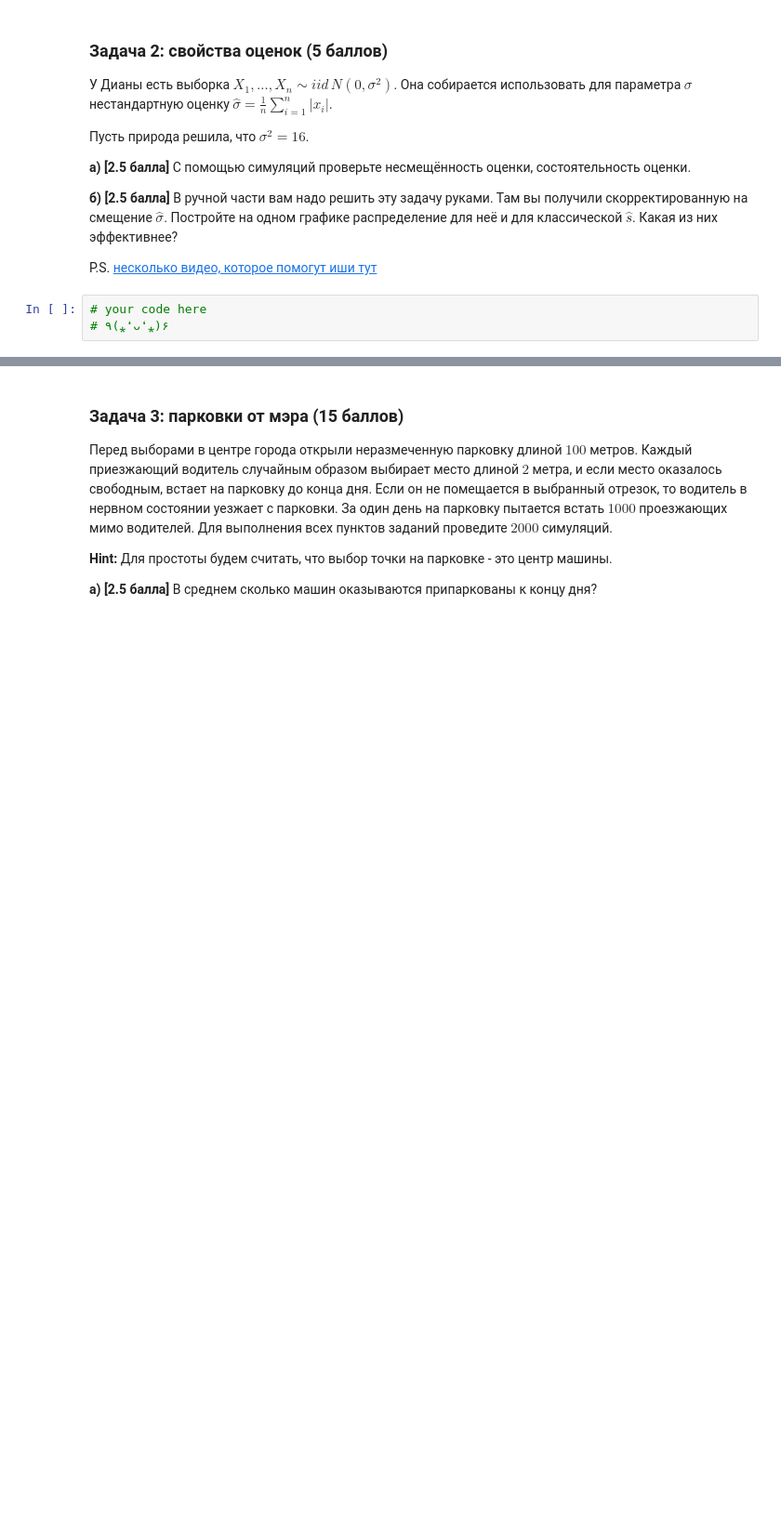
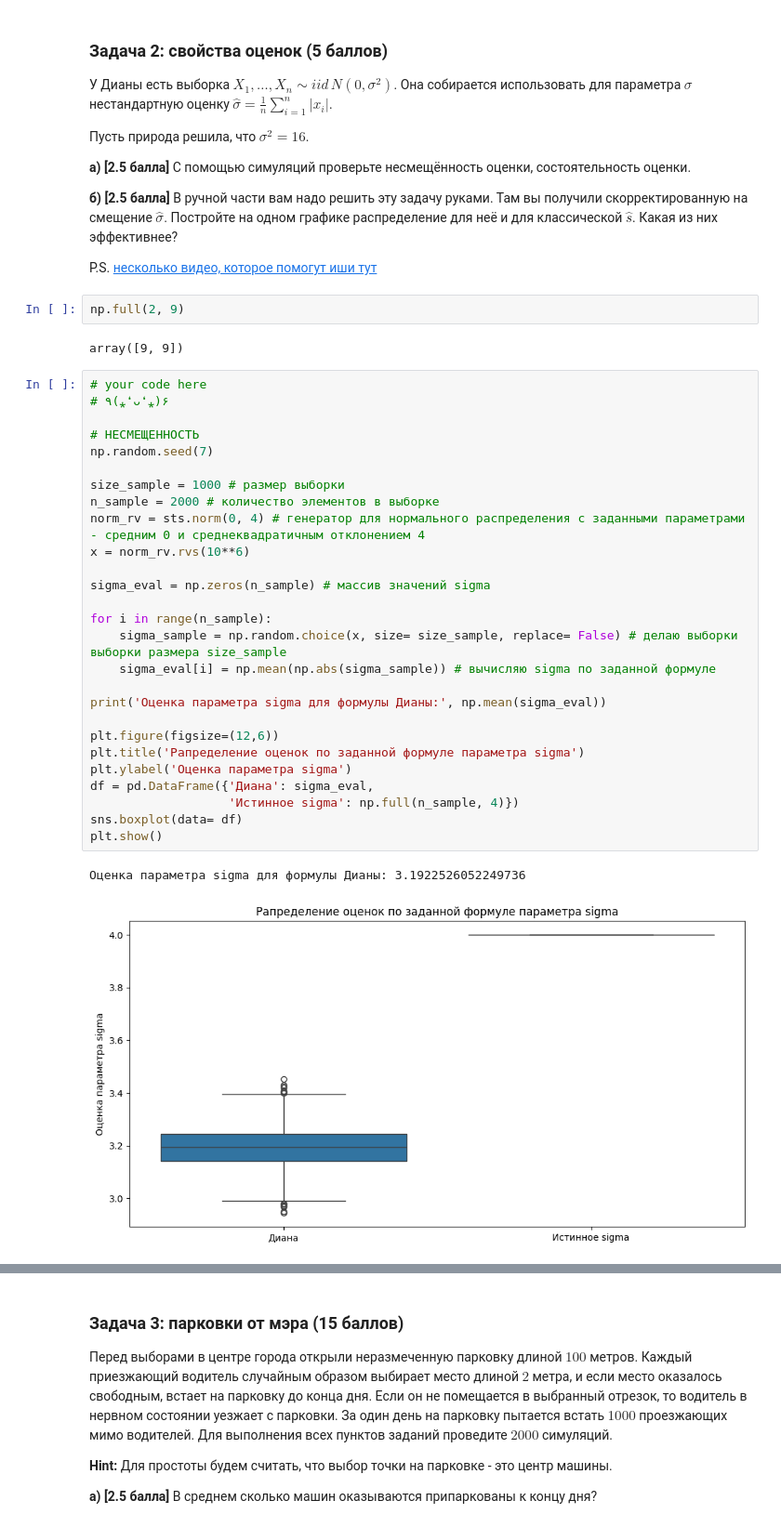
Before and after one commit to IYuminov/yet_another_matstat_course, a Jupyter notebook: hw_2024/yam_hw01-Interstellar.ipynb, the cells around one changed output, grey strips where cells are left out. Shown at 93% size. Drawn from its saved outputs; the diff is of its cells as text; blank space fills up the shorter version.

```diff
--- a/hw_2024/yam_hw01-Interstellar.ipynb
+++ b/hw_2024/yam_hw01-Interstellar.ipynb
@@ -220,6 +225,37 @@ __а) [2.5 балла]__ С помощью симуляций проверьте
 __б) [2.5 балла]__ В ручной части вам надо решить эту задачу руками. Там вы получили скорректированную на смещение $\hat \sigma.$ Постройте на одном графике распределение для неё и для классической $\hat s$. Какая из них эффективнее?
 
 P.S. [несколько видео, которое помогут иши тут](https://www.youtube.com/watch?v=arYqiJcyE2s&list=PLCf-cQCe1FRxdjkT1RjdmuFeco11U8ZIP)
+# %%
+np.full(2, 9)
+# %% [output]
+array([9, 9])
 # %%
 # your code here
 # ٩(⁎❛ᴗ❛⁎)۶
+
+# НЕСМЕЩЕННОСТЬ
+np.random.seed(7)
+
+size_sample = 1000 # размер выборки
+n_sample = 2000 # количество элементов в выборке
+norm_rv = sts.norm(0, 4) # генератор для нормального распределения с заданными параметрами - средним 0 и среднеквадратичным отклонением 4
+x = norm_rv.rvs(10**6)
+
+sigma_eval = np.zeros(n_sample) # массив значений sigma
+
+for i in range(n_sample):
+    sigma_sample = np.random.choice(x, size= size_sample, replace= False) # делаю выборки выборки размера size_sample
+    sigma_eval[i] = np.mean(np.abs(sigma_sample)) # вычисляю sigma по заданной формуле
+
+print('Оценка параметра sigma для формулы Дианы:', np.mean(sigma_eval))
+
+plt.figure(figsize=(12,6))
+plt.title('Рапределение оценок по заданной формуле параметра sigma')
+plt.ylabel('Оценка параметра sigma')
+df = pd.DataFrame({'Диана': sigma_eval,
+                   'Истинное sigma': np.full(n_sample, 4)})
+sns.boxplot(data= df)
+plt.show()
+# %% [output]
+Оценка параметра sigma для формулы Дианы: 3.1922526052249736
+[figure, added]
```
Also changed, not shown: parts of 10 cells of this notebook.
